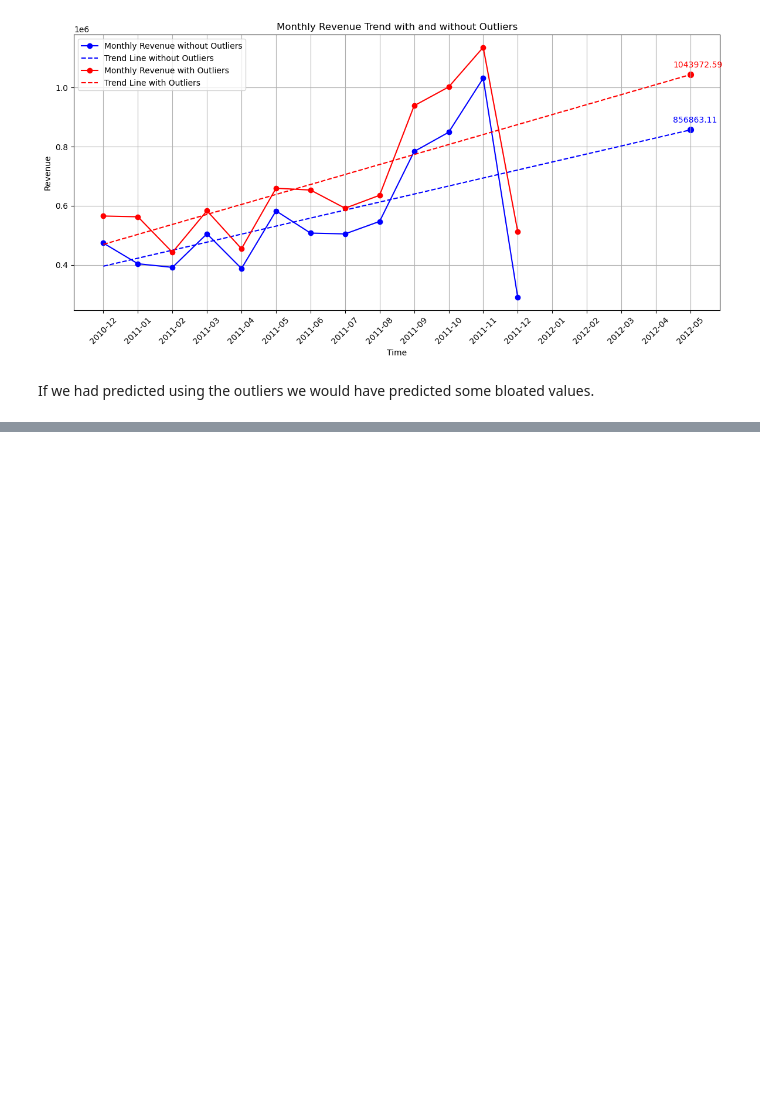
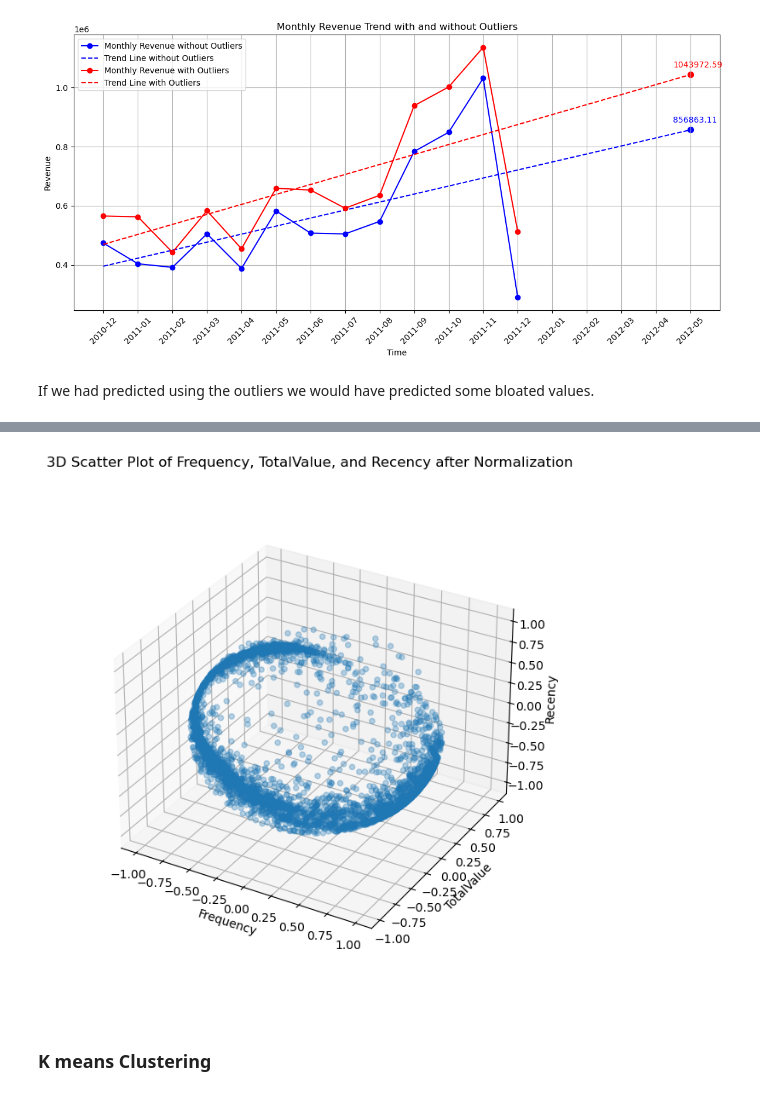
Before and after one commit to TanuTiwari4722/Freeflow_Task, a Jupyter notebook: PS2.ipynb, the cells around one changed output, grey strips where cells are left out. Saved outputs shown, nothing was run; the diff lists cells and outputs as text; code cells hidden in the pictures; blank space fills up the shorter version.

```diff
--- a/PS2.ipynb
+++ b/PS2.ipynb
@@ -859,0 +972,9 @@ Removing outliers can help in better prediction of the data.|
+# %%
+# Applying Standardization and Normalization to our non-outlier dataset since it is not Gaussian in nature
+scaler = StandardScaler()
+scaled_data = scaler.fit_transform(UCI_recent.iloc[:,[1,3,4]])
+
+normalized_data = normalize(scaled_data)
+retail_data_normalized = pd.DataFrame(normalized_data, index=UCI_recent.index,
+                                 columns=['Frequency', 'TotalValue', 'Recency'])
+retail_data_normalized
@@ -859,0 +995,15 @@ Removing outliers can help in better prediction of the data.|
+# %%
+# Creating a 3D scatter plot of Frequency, TotalValue, and Recency after normalization
+fig = plt.figure(figsize=(12, 8))
+ax = fig.add_subplot(111, projection='3d')
+ax.scatter(xs=retail_data_normalized['Frequency'], ys =retail_data_normalized['TotalValue'], zs=retail_data_normalized['Recency'], c='C0', marker='o', alpha=0.3)
+ax.set_xlabel('Frequency')
+ax.set_ylabel('TotalValue')
+ax.set_zlabel('Recency')
+plt.title('3D Scatter Plot of Frequency, TotalValue, and Recency after Normalization')
+ax.set_box_aspect(None, zoom=0.85)
+plt.show()
+# %% [output]
+[figure, added]
+# %% [markdown]
+### K means Clustering
```
Also changed, not shown: parts of 17 cells of this notebook.
